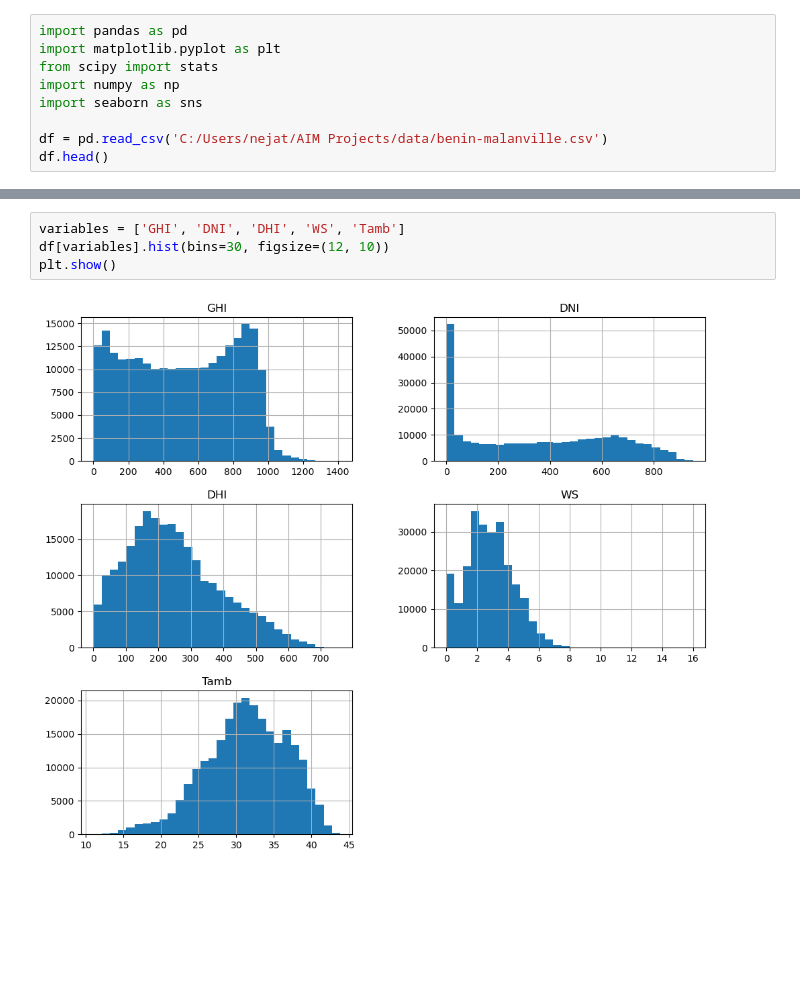
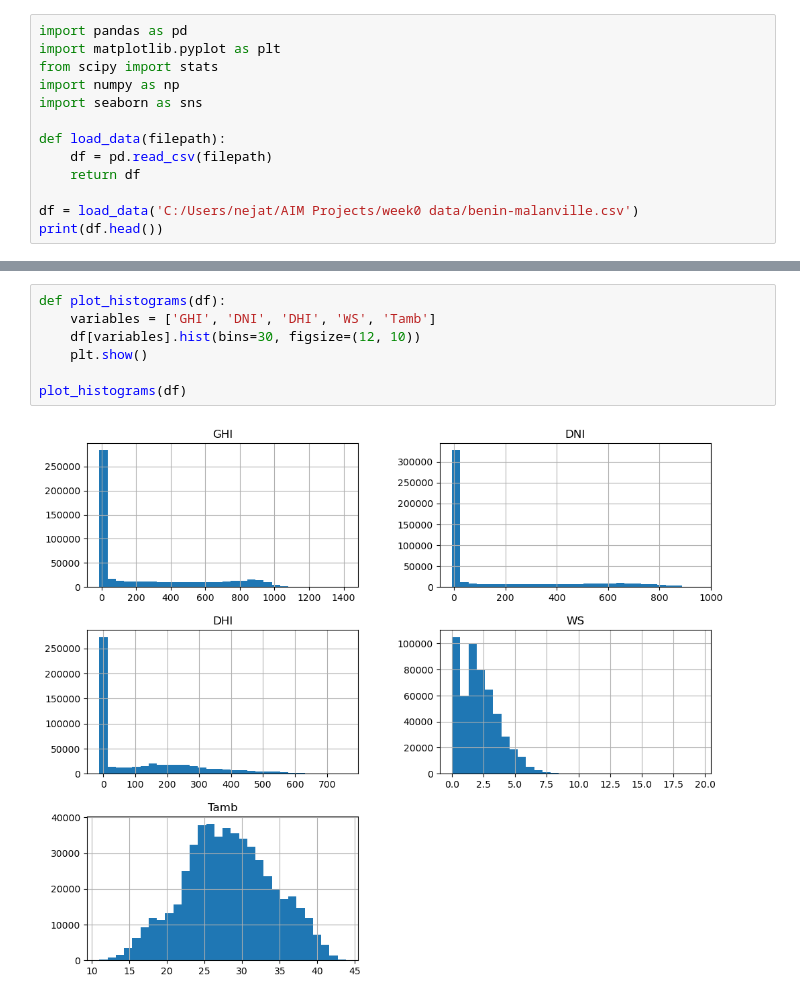
Before and after one commit to nejat-sultan/solar-radiation-measurement, a Jupyter notebook: notebooks/benin-eda.ipynb, the cells around one changed output, grey strips where cells are left out. Drawn from its saved outputs; the diff is of its cells as text; blank space fills up the shorter version.

Commit message:
dashboard enhanced for better visualization

```diff
--- a/notebooks/benin-eda.ipynb
+++ b/notebooks/benin-eda.ipynb
@@ -5,6 +5,10 @@ from scipy import stats
 import numpy as np
 import seaborn as sns
 
-df = pd.read_csv('C:/Users/nejat/AIM Projects/data/benin-malanville.csv')
-df.head()
+def load_data(filepath):
+    df = pd.read_csv(filepath)
+    return df
+
+df = load_data('C:/Users/nejat/AIM Projects/week0 data/benin-malanville.csv')
+print(df.head())
 # %% [output]
@@ -210,7 +270,10 @@ plt.show()
 # %%
-variables = ['GHI', 'DNI', 'DHI', 'WS', 'Tamb']
-df[variables].hist(bins=30, figsize=(12, 10))
-plt.show()
+def plot_histograms(df):
+    variables = ['GHI', 'DNI', 'DHI', 'WS', 'Tamb']
+    df[variables].hist(bins=30, figsize=(12, 10))
+    plt.show()
+
+plot_histograms(df)
 # %% [output]
-[figure, old version]
+[figure, new version]
 # %%
```
Also changed, not shown: parts of 14 cells of this notebook, 3 other files.
